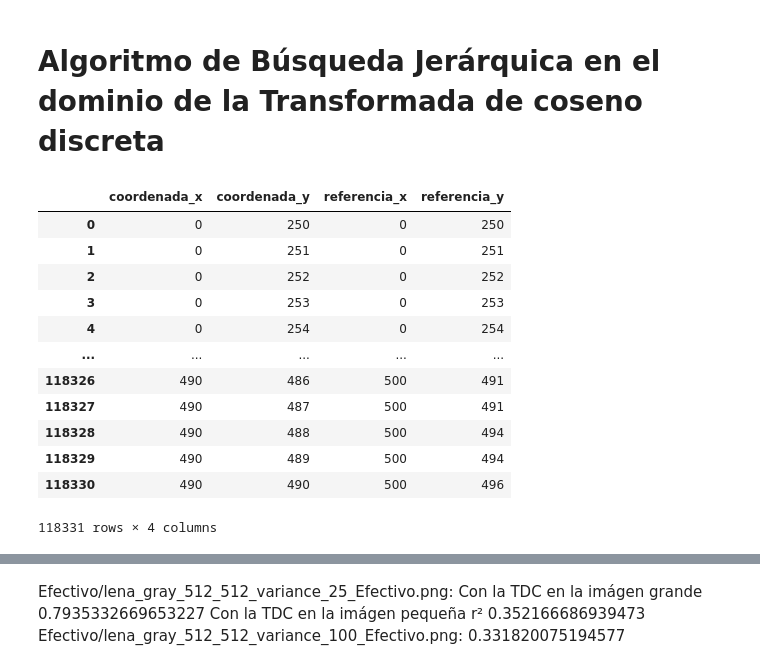
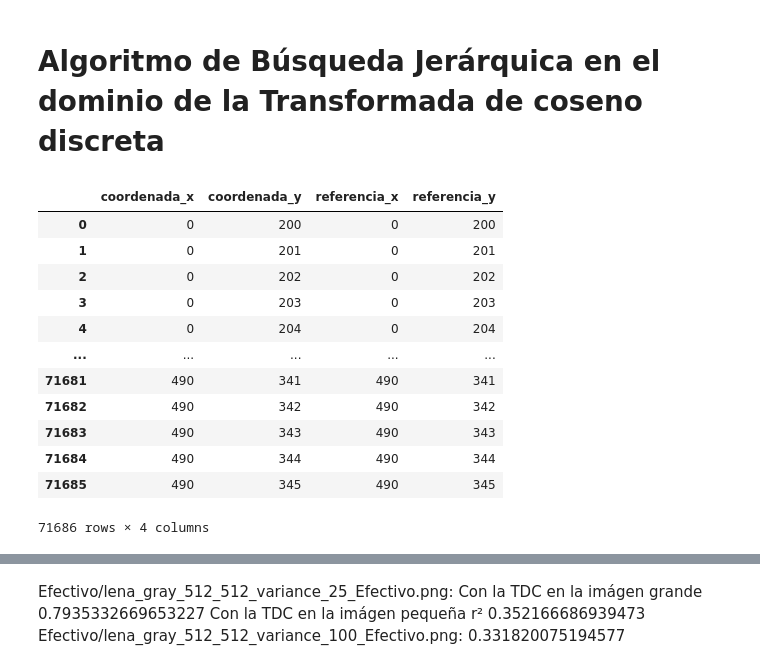
Before and after one commit to Miguelillnino/Block-matching-GitHub, a Jupyter notebook: Block_Matching_512x512.ipynb, the cells around one changed output, grey strips where cells are left out. Cells and saved outputs as stored; diff of their text form; code cells hidden in the pictures.

```diff
--- a/Block_Matching_512x512.ipynb
+++ b/Block_Matching_512x512.ipynb
@@ -26,6 +33,7 @@ def algoritmoBusquedaExhaustiva(posicionAltoImagenActual,posicionAnchoImagenActu
     imagenActual = imgAct[posicionAltoImagenActual:posicionAltoImagenActual+tamParche, posicionAnchoImagenActual: posicionAnchoImagenActual+tamParche]
 
     dh1 = pd.DataFrame(columns=['ssd', 'coordenada_x', 'coordenada_y'])
+    inicio = time.time()
     for m in range(posicionAltoImagenActual,posicionAltoImagenActual+areaBus-tamParche+1):
         for n in range(posicionAnchoImagenActual,posicionAnchoImagenActual+areaBus-tamParche+1):
             imagenReferencia = imgRuido[m:m+tamParche, n: n+tamParche]
@@ -37,6 +45,8 @@ def algoritmoBusquedaExhaustiva(posicionAltoImagenActual,posicionAnchoImagenActu
 #                     ssd += np.sum(np.power((imagenActual[rx_Pache,ry_Pache]-imagenReferencia[rx_Pache,ry_Pache]),2))
             dh1 = dh1.append({'ssd': ssd, 'coordenada_x':m, 'coordenada_y':n}, ignore_index=True)
 #     print(posicionAltoImagenActual,posicionAnchoImagenActual)
+    fin = time.time()
+    print(fin-inicio)
     by_ssd = dh1.sort_values('ssd',ascending=True)
     by_ssd = by_ssd.reset_index(drop=True)
 #     by_ssd.head()
@@ -53,12 +63,12 @@ posicionAltoImagenReferencia,posicionAnchoImagenReferencia = algoritmoBusquedaEx
 # print(imagen)
 # cv2.imwrite('8x8.png', imagen)
 # %%
-pxy_pref_ABE = pd.DataFrame(columns=['coordenada_x', 'coordenada_y','referencia_x','referencia_y',])
+##### pxy_pref_ABE = pd.DataFrame(columns=['coordenada_x', 'coordenada_y','referencia_x','referencia_y',])
 altoImagen = imagenReferenciaGris.shape[0]
 anchoImagen = imagenReferenciaGris.shape[1]
 
-for posicionAlto in range(0,altoImagen-areaBusqueda): # altoImagen-areaBusqueda
-    for posicionAncho in range(0,anchoImagen-areaBusqueda): # anchoImagen-areaBusqueda
+for posicionAlto in range(0,5): # altoImagen-areaBusqueda
+    for posicionAncho in range(0,5): # anchoImagen-areaBusqueda
         posicionAltoImagenReferencia,posicionAnchoImagenReferencia = algoritmoBusquedaExhaustiva(posicionAlto,posicionAncho,imagenReferenciaGris,imagenRuidoGris,areaBusqueda,tamañoParche)
         pxy_pref_ABE = pxy_pref_ABE.append({'coordenada_x': posicionAlto, 'coordenada_y':posicionAncho, 'referencia_x':posicionAltoImagenReferencia,'referencia_y':posicionAnchoImagenReferencia}, ignore_index=True)
 
@@ -130,12 +126,18 @@ def algoritmoBusquedaJerarquica(posicionAltoImagenActual,posicionAnchoImagenActu
     imagenActualBlur = cv2.GaussianBlur(imagenActual,(3,3),0) # Esta parte se inserta dado que el artículo dice que se agrega un filtro suavizado
 
     dh1 = pd.DataFrame(columns=['ssd', 'coordenada_x', 'coordenada_y'])
+    tiempo_Extra = 0
+    inicio = time.time()
     for m in range(posicionAltoImagenActual,posicionAltoImagenActual+areaBus-tamParche+1):
         for n in range(posicionAnchoImagenActual,posicionAnchoImagenActual+areaBus-tamParche+1):
+            inicio_extra = time.time()
             imagenReferencia = imgRuido[m:m+tamParche, n: n+tamParche]
             imagenReferenciaBlur = cv2.GaussianBlur(imagenReferencia,(3,3),0)
             lenParche=int(tamParche/2)
             ssd=0
+            fin_extra = time.time()
+            timeSee=fin_extra-inicio_extra
+            tiempo_Extra = tiempo_Extra + timeSee
             for rx_Pache in range (0,lenParche):
                 for ry_Pache in range (0,lenParche):
                     rx_Parche_int = int(2*(rx_Pache))
@@ -145,18 +147,26 @@ def algoritmoBusquedaJerarquica(posicionAltoImagenActual,posicionAnchoImagenActu
 #                     ssd += np.sum(np.power((imagenActualBlur[rx_Parche_int,ry_Parche_int]-imagenReferenciaBlur[rx_Parche_int,ry_Parche_int]),2))
             dh1 = dh1.append({'ssd': ssd, 'coordenada_x':m, 'coordenada_y':n}, ignore_index=True)
 #     print(posicionAltoImagenActual,posicionAnchoImagenActual)
+    fin = time.time()
+    time_1 = (fin-inicio)
+    time_1 = time_1-tiempo_Extra
     by_ascending_ssd = dh1.sort_values('ssd',ascending=True)
     by_ascending_ssd = by_ascending_ssd.reset_index(drop=True)
     #by_ssd.head()
 #     print(by_ascending_ssd)
-
+    tiempo_Extra_2 = 0
     ##Aquí comienza la segunda etapa
     dhFefinitive = pd.DataFrame(columns=['ssd', 'coordenada_x', 'coordenada_y'])
+    inicio_1 = time.time()
     for iteraLista in range(0,8):
+        inicio_extra_2 = time.time()
         Alto_x = by_ascending_ssd['coordenada_x'][iteraLista]
         Alto_y = by_ascending_ssd['coordenada_y'][iteraLista]
         imagenReferenciaDos = imgRuido[Alto_x:Alto_x+tamParche, Alto_y: Alto_y+tamParche]
         imagenReferenciaDosBlur = cv2.GaussianBlur(imagenReferenciaDos,(3,3),0)
+        fin_extra_2 = time.time()
+        timeSee_2=fin_extra_2-inicio_extra_2
+        tiempo_Extra_2 = tiempo_Extra_2 + timeSee_2
         ssd=0
         for i in range (0,tamParche):
             for j in range (0,tamParche):
@@ -164,6 +174,10 @@ def algoritmoBusquedaJerarquica(posicionAltoImagenActual,posicionAnchoImagenActu
                 ssd += resta**2
 #                 ssd += np.sum(np.power((imagenActualBlur[i,j]-imagenReferenciaDosBlur[i,j]),2))
         dhFefinitive = dhFefinitive.append({'ssd': ssd, 'coordenada_x':Alto_x, 'coordenada_y':Alto_y}, ignore_index=True)
+    fin_1 = time.time()
+    time_2 = (fin_1-inicio_1)
+    time_2 = time_2-tiempo_Extra_2
+    print(time_1+time_2)
     by_ascending_dhFefinitive = dhFefinitive.sort_values('ssd', ascending=True)
     by_ascending_dhFefinitive = by_ascending_dhFefinitive.reset_index(drop=True)
 #     print(by_ascending_dhFefinitive)
@@ -176,8 +190,8 @@ pxy_pref = pd.DataFrame(columns=['coordenada_x', 'coordenada_y','referencia_x','
 altoImagen = imagenReferenciaGris.shape[0]
 anchoImagen = imagenReferenciaGris.shape[1]
 
-for posicionAlto in range(400,altoImagen-areaBusqueda): # altoImagen-areaBusqueda
-    for posicionAncho in range(400,anchoImagen-areaBusqueda): # anchoImagen-areaBusqueda
+for posicionAlto in range(0,5): # altoImagen-areaBusqueda
+    for posicionAncho in range(0,5): # anchoImagen-areaBusqueda
         posicionAltoImagenReferencia,posicionAnchoImagenReferencia = algoritmoBusquedaJerarquica(posicionAlto,posicionAncho,imagenReferenciaGris,imagenRuidoGris,areaBusqueda,tamañoParche)
         pxy_pref = pxy_pref.append({'coordenada_x': posicionAlto, 'coordenada_y':posicionAncho, 'referencia_x':posicionAltoImagenReferencia,'referencia_y':posicionAnchoImagenReferencia}, ignore_index=True)
 
@@ -310,30 +345,30 @@ def algoritmoBJTCD(posicionAltoImagenActual,posicionAnchoImagenActual,imgAct,img
 # %%
 pxy_pref_BJTCD = pd.DataFrame(columns=['coordenada_x', 'coordenada_y','referencia_x','referencia_y',])
 altoImagen = imagenReferenciaGris.shape[0]
 anchoImagen = imagenReferenciaGris.shape[1]
 
 for posicionAlto in range(0,altoImagen-areaBusqueda): # altoImagen-areaBusqueda
-    for posicionAncho in range(250,anchoImagen-areaBusqueda): # anchoImagen-areaBusqueda
+    for posicionAncho in range(200,346): # anchoImagen-areaBusqueda
         posicionAltoImagenReferencia,posicionAnchoImagenReferencia = algoritmoBJTCD(posicionAlto,posicionAncho,imagenReferenciaGris,imagenRuidoGris,areaBusqueda,tamañoParche)
         pxy_pref_BJTCD = pxy_pref_BJTCD.append({'coordenada_x': posicionAlto, 'coordenada_y':posicionAncho, 'referencia_x':posicionAltoImagenReferencia,'referencia_y':posicionAnchoImagenReferencia}, ignore_index=True)
 
 
 pxy_pref_BJTCD
 # imagen = algoritmoBJTCD(imagenActual,areaBusqueda,tamañoParche)
 # %% [output]
 |  | coordenada_x | coordenada_y | referencia_x | referencia_y |
-| 0 | 0 | 250 | 0 | 250 |
-| 1 | 0 | 251 | 0 | 251 |
-| 2 | 0 | 252 | 0 | 252 |
-| 3 | 0 | 253 | 0 | 253 |
-| 4 | 0 | 254 | 0 | 254 |
+| 0 | 0 | 200 | 0 | 200 |
+| 1 | 0 | 201 | 0 | 201 |
+| 2 | 0 | 202 | 0 | 202 |
+| 3 | 0 | 203 | 0 | 203 |
+| 4 | 0 | 204 | 0 | 204 |
 | ... | ... | ... | ... | ... |
-| 118326 | 490 | 486 | 500 | 491 |
-| 118327 | 490 | 487 | 500 | 491 |
-| 118328 | 490 | 488 | 500 | 494 |
-| 118329 | 490 | 489 | 500 | 494 |
-| 118330 | 490 | 490 | 500 | 496 |
+| 71681 | 490 | 341 | 490 | 341 |
+| 71682 | 490 | 342 | 490 | 342 |
+| 71683 | 490 | 343 | 490 | 343 |
+| 71684 | 490 | 344 | 490 | 344 |
+| 71685 | 490 | 345 | 490 | 345 |
-118331 rows × 4 columns
+71686 rows × 4 columns
 # %%
 suma = 0
 miu = 0
```
Also changed, not shown: parts of 12 cells of this notebook.
